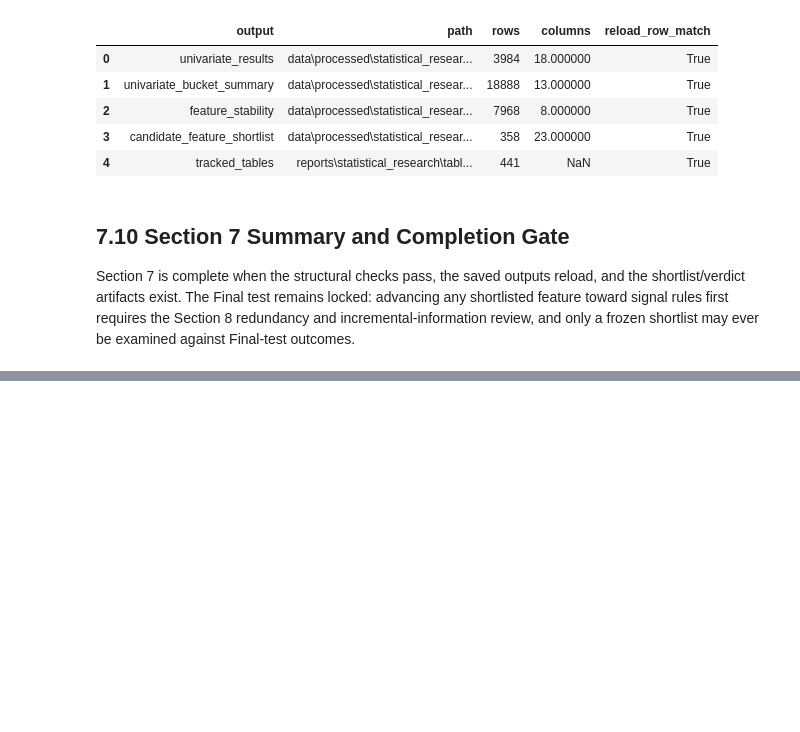
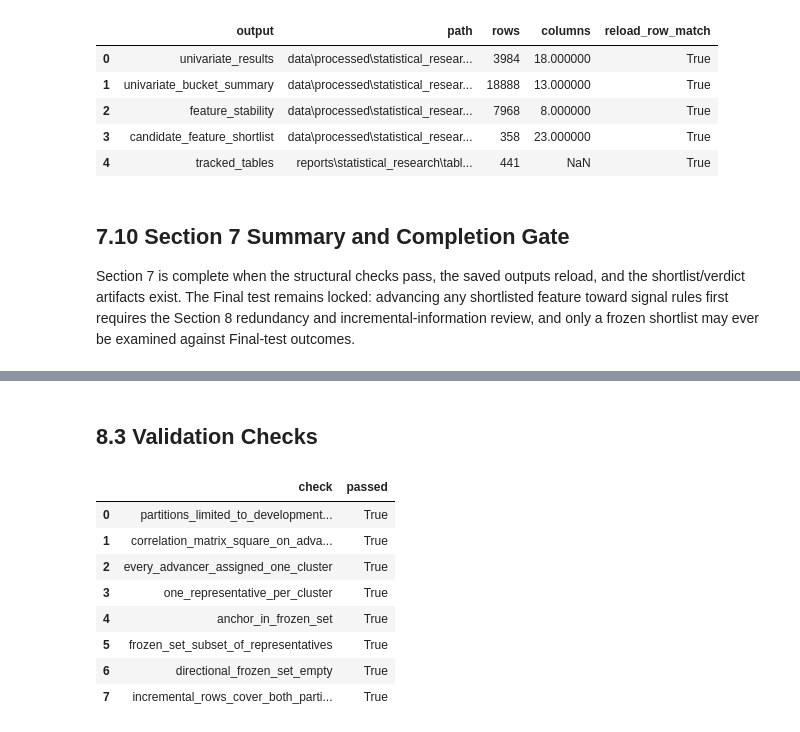
Before and after one commit to Abond1234/GC-1m-OHLCV-QUANTITATIVE-ANALYSIS, a Jupyter notebook: notebooks/exploration/statistical_feature_research.ipynb, the cells around one changed output, grey strips where cells are left out. Drawn from its saved outputs; the diff is of its cells as text; code cells hidden in the pictures; blank space fills up the shorter version.

```diff
--- a/notebooks/exploration/statistical_feature_research.ipynb
+++ b/notebooks/exploration/statistical_feature_research.ipynb
@@ -3668,0 +3746,18 @@ SECTION 7 STATUS: READY
+# %% [markdown]
+## 8.3 Validation Checks
+# %%
+display(section_8_result.validation_checks)
+section_8_checks_passed = bool(section_8_result.validation_checks["passed"].all())
+assert section_8_checks_passed, section_8_result.validation_checks.loc[
+    ~section_8_result.validation_checks["passed"]
+].to_string()
+# %% [output]
+|  | check | passed |
+| 0 | partitions_limited_to_development... | True |
+| 1 | correlation_matrix_square_on_adva... | True |
+| 2 | every_advancer_assigned_one_cluster | True |
+| 3 | one_representative_per_cluster | True |
+| 4 | anchor_in_frozen_set | True |
+| 5 | frozen_set_subset_of_representatives | True |
+| 6 | directional_frozen_set_empty | True |
+| 7 | incremental_rows_cover_both_parti... | True |
```
Also changed, not shown: parts of 16 cells of this notebook, 6 other files.
